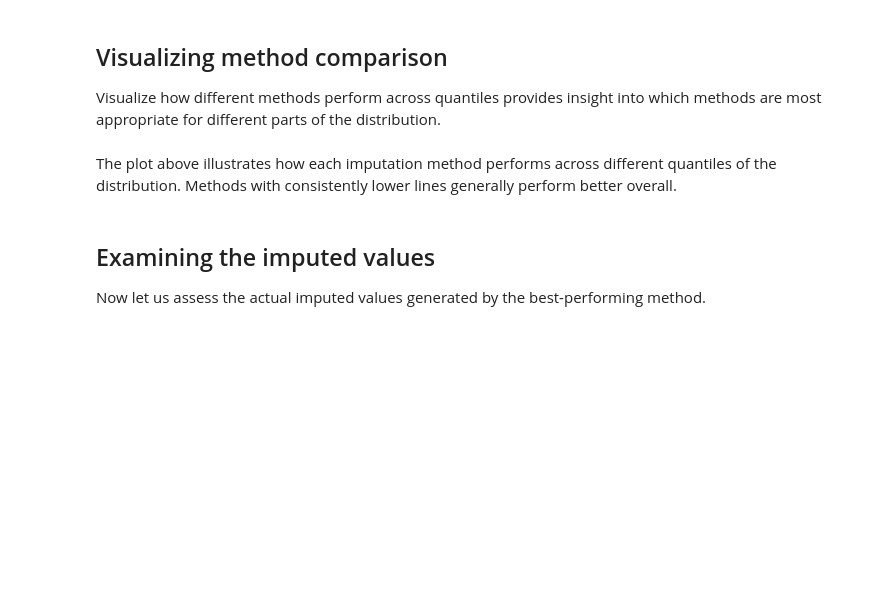
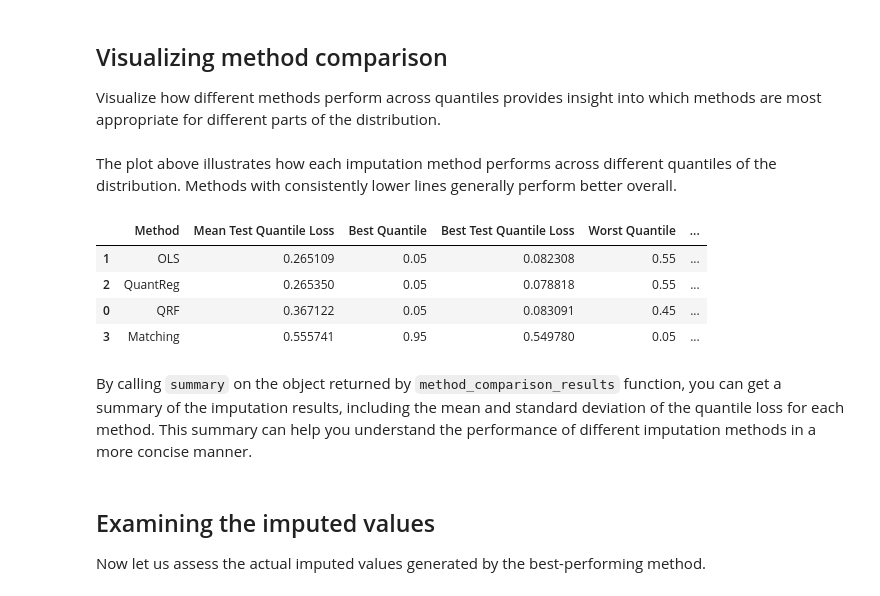
Before and after one commit to juaristi22/microimpute, a Jupyter notebook: docs/autoimpute/autoimpute.ipynb, the cells around one changed output. Saved outputs shown, nothing was run; the diff lists cells and outputs as text; code cells hidden in the pictures; blank space fills up the shorter version.

```diff
--- a/docs/autoimpute/autoimpute.ipynb
+++ b/docs/autoimpute/autoimpute.ipynb
@@ -131,15 +132,28 @@ Visualize how different methods perform across quantiles provides insight into w
 # Extract the quantiles used in the evaluation
 quantiles = [q for q in method_results_df.columns if isinstance(q, float)]
 
-# Generate a visualization comparing methods across quantiles
-fig = plot_autoimpute_method_comparison(
-    method_results_df=method_results_df,
-    quantiles=quantiles,
-    metric_name="Quantile Loss",
+comparison_viz = method_comparison_results(
+    data=method_results_df,
+    metric_name="Test Quantile Loss",
+    data_format="wide",
+)
+fig = comparison_viz.plot(
+    title="Autoimpute Method Comparison",
+    show_mean=True,
 )
 fig.show()
 # %% [markdown]
 The plot above illustrates how each imputation method performs across different quantiles of the distribution. Methods with consistently lower lines generally perform better overall.
+# %%
+comparison_viz.summary()
+# %% [output]
+|  | Method | Mean Test Quantile Loss | Best Quantile | Best Test Quantile Loss | Worst Quantile | ... |
+| 1 | OLS | 0.265109 | 0.05 | 0.082308 | 0.55 | ... |
+| 2 | QuantReg | 0.265350 | 0.05 | 0.078818 | 0.55 | ... |
+| 0 | QRF | 0.367122 | 0.05 | 0.083091 | 0.45 | ... |
+| 3 | Matching | 0.555741 | 0.95 | 0.549780 | 0.05 | ... |
+# %% [markdown]
+By calling `summary` on the object returned by `method_comparison_results` function, you can get a summary of the imputation results, including the mean and standard deviation of the quantile loss for each method. This summary can help you understand the performance of different imputation methods in a more concise manner.
 # %% [markdown]
 ## Examining the imputed values
 
```
Also changed, not shown: parts of 3 cells of this notebook, 21 other files.
